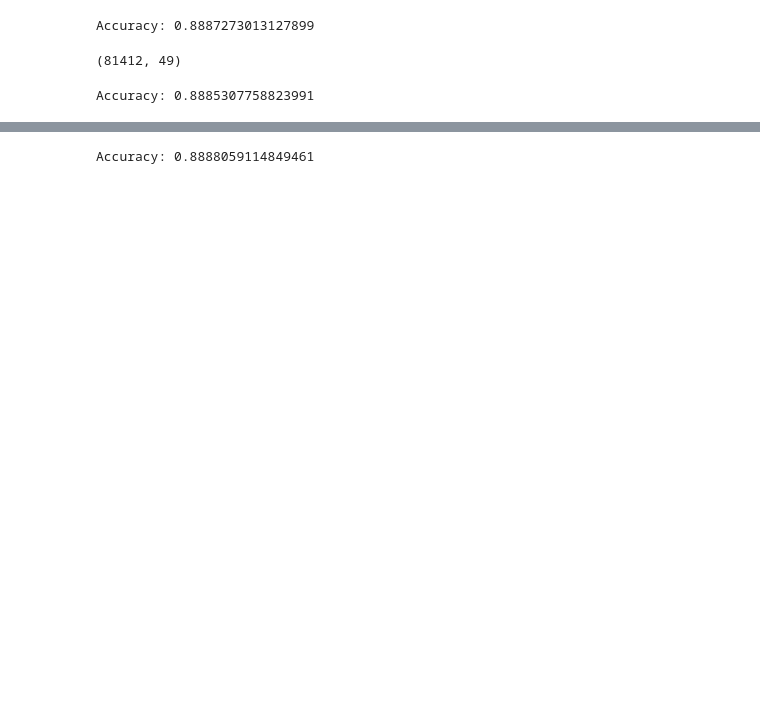
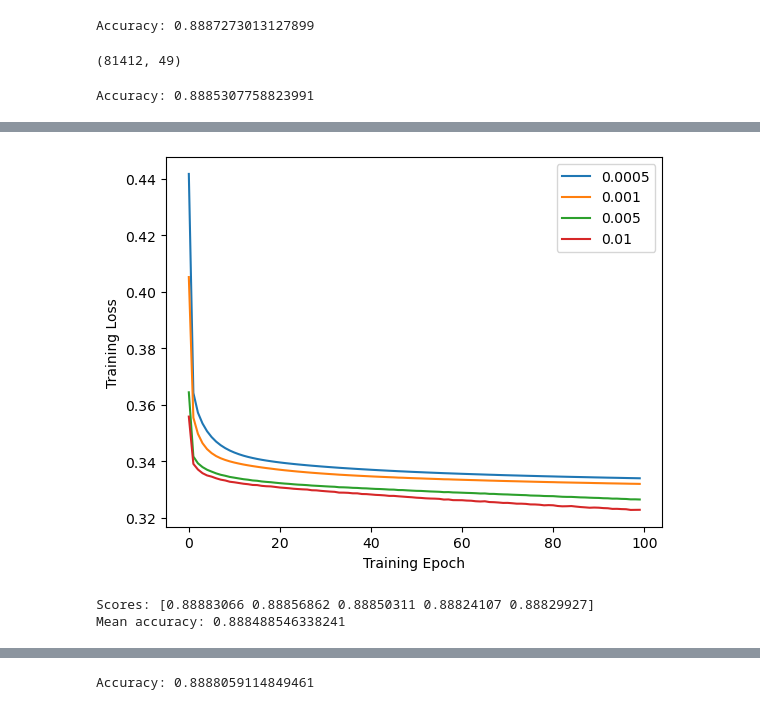
Before and after one commit to nikitamalinov/-Diabetes-130-US-hospitals-dataset, a Jupyter notebook: cs178-project.ipynb, the cells around one changed output, grey strips where cells are left out. Drawn from its saved outputs; the diff is of its cells as text; code cells hidden in the pictures; blank space fills up the shorter version.

```diff
--- a/cs178-project.ipynb
+++ b/cs178-project.ipynb
@@ -105,0 +142,32 @@ Accuracy: 0.8885307758823991
+# %%
+# Optimization Curves
+learning_rates = [0.0005, 0.001, 0.005, 0.01]
+
+for lr in learning_rates:
+    mlp = MLPClassifier(hidden_layer_sizes=(64), random_state=seed, solver='sgd',
+                        batch_size=256, n_iter_no_change=100, max_iter=100, learning_rate_init=lr)
+    mlp.fit(X_train, y_train)
+    # Compute the training and test error rates for each model
+    # Plot the training loss curve for each setting (single plot) & compare
+    plt.plot(mlp.loss_curve_, label=str(lr))
+plt.xlabel('Training Epoch')
+plt.ylabel('Training Loss')
+plt.legend(loc='upper right')
+plt.show()
+# %% [output]
+[figure, added]
+# %%
+from sklearn.model_selection import cross_val_score
+
+scaler = StandardScaler()
+X = scaler.fit_transform(X_train)
+model = MLPClassifier(hidden_layer_sizes=(16, 8), activation='relu', solver='adam', alpha=0.001, max_iter=20, random_state=seed)
+
+# perform 5-fold cross-validation
+scores = cross_val_score(model, X, y_train, cv=5)
+
+print(f'Scores: {scores}')
+print(f'Mean accuracy: {scores.mean()}')
+# %% [output]
+Scores: [0.88883066 0.88856862 0.88850311 0.88824107 0.88829927]
+Mean accuracy: 0.888488546338241
```
Also changed, not shown: parts of 5 cells of this notebook.
